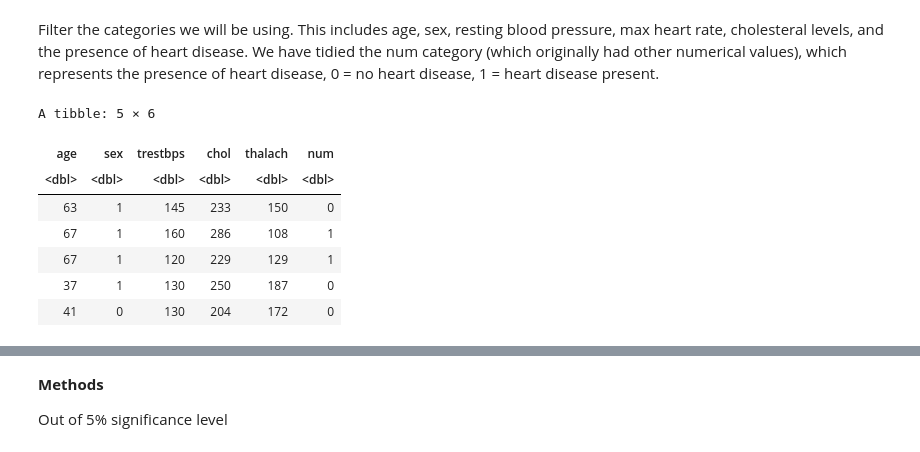
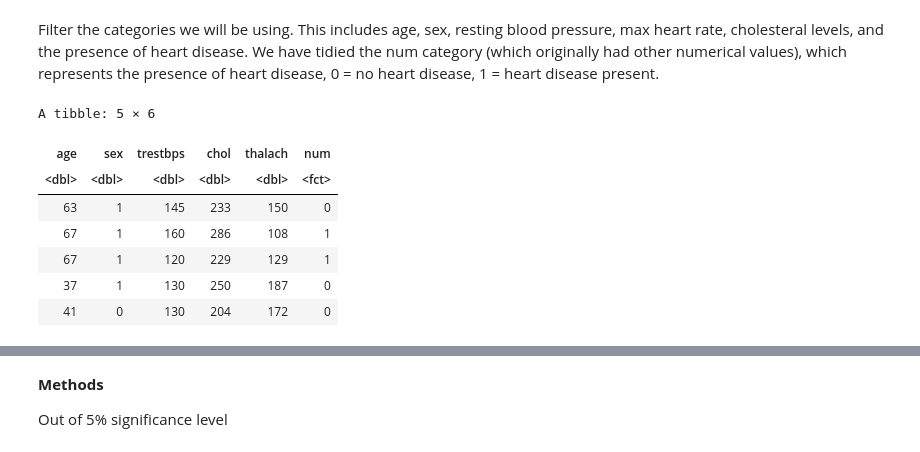
Before and after one commit to Yusen121/heart_disease, a Jupyter notebook: STAT_Project_Proposal.ipynb, the cells around one changed output, grey strips where cells are left out. Cells and saved outputs as stored; diff of their text form; code cells hidden in the pictures.

```diff
--- a/STAT_Project_Proposal.ipynb
+++ b/STAT_Project_Proposal.ipynb
@@ -42,18 +42,18 @@ Filter the categories we will be using. This includes age, sex, resting blood pr
 # %%
 
 # select for columns we'll use
 cleveland <- select(cleveland_original, age, sex, trestbps, chol, thalach, num)
 
 # convert num column to binary (0 = no heart disease; 1 = presence of heart disease)
 cleveland <- cleveland |>
-    mutate(num = ifelse(num != 0, 1, 0))
+    mutate(num = as.factor(ifelse(num != 0, 1, 0)))
 
 # preview first 5 rows of new dataframe
 head(cleveland, 5)
 # %% [output]
 A tibble: 5 × 6
 | age | sex | trestbps | chol | thalach | num |
-| <dbl> | <dbl> | <dbl> | <dbl> | <dbl> | <dbl> |
+| <dbl> | <dbl> | <dbl> | <dbl> | <dbl> | <fct> |
 | 63 | 1 | 145 | 233 | 150 | 0 |
 | 67 | 1 | 160 | 286 | 108 | 1 |
 | 67 | 1 | 120 | 229 | 129 | 1 |
```
Also changed, not shown: parts of 3 cells of this notebook.
